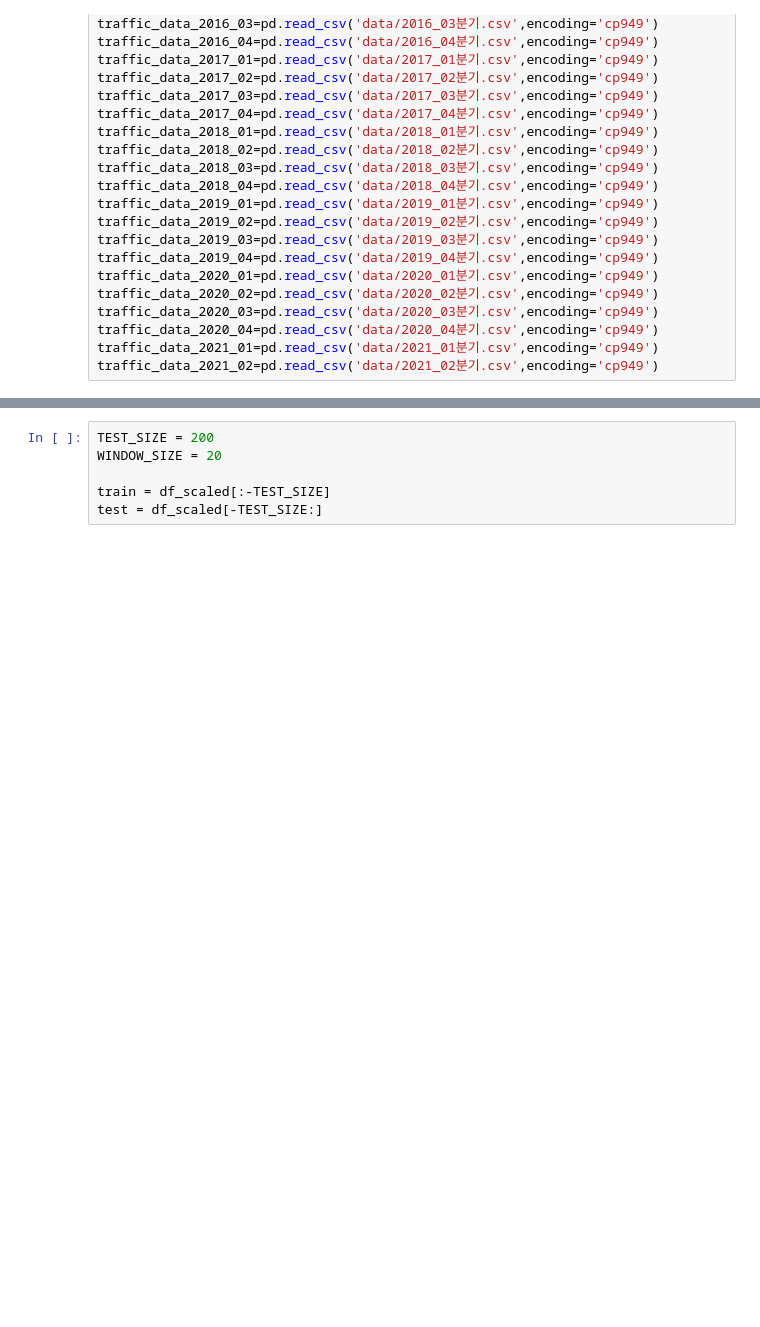
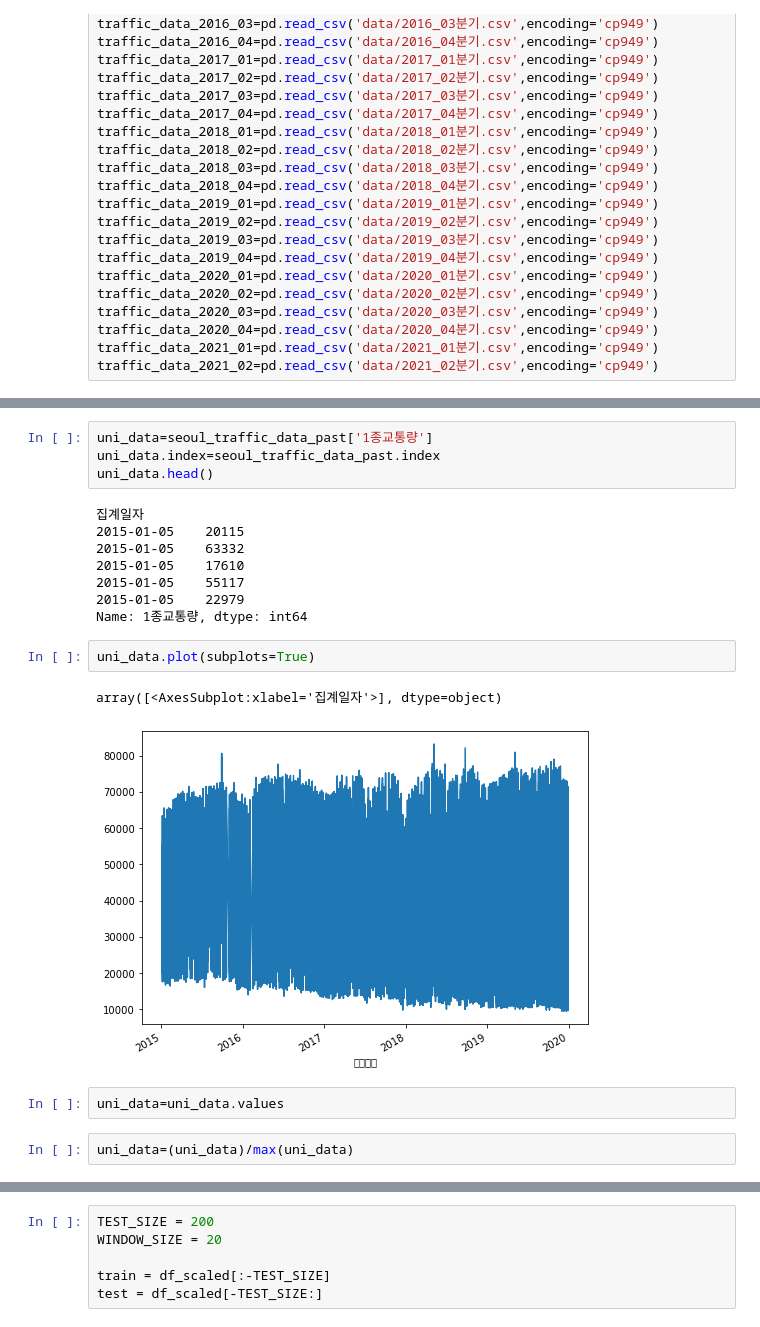
Before and after one commit to WooShangHyeon/damentor_3, a Jupyter notebook: predict_traffic_comp.ipynb, the cells around one changed output, grey strips where cells are left out. Cells and saved outputs as stored; diff of their text form; blank space fills up the shorter version.

```diff
--- a/predict_traffic_comp.ipynb
+++ b/predict_traffic_comp.ipynb
@@ -69,0 +133,21 @@ seoul_traffic_data_past=traffic_data_past[(traffic_data_past['영업소명']=='
+# %%
+uni_data=seoul_traffic_data_past['1종교통량']
+uni_data.index=seoul_traffic_data_past.index
+uni_data.head()
+# %% [output]
+집계일자
+2015-01-05    20115
+2015-01-05    63332
+2015-01-05    17610
+2015-01-05    55117
+2015-01-05    22979
+Name: 1종교통량, dtype: int64
+# %%
+uni_data.plot(subplots=True)
+# %% [output]
+array([<AxesSubplot:xlabel='집계일자'>], dtype=object)
+[figure, added]
+# %%
+uni_data=uni_data.values
+# %%
+uni_data=(uni_data)/max(uni_data)
```
Also changed, not shown: parts of 30 cells of this notebook, 1 other file.
